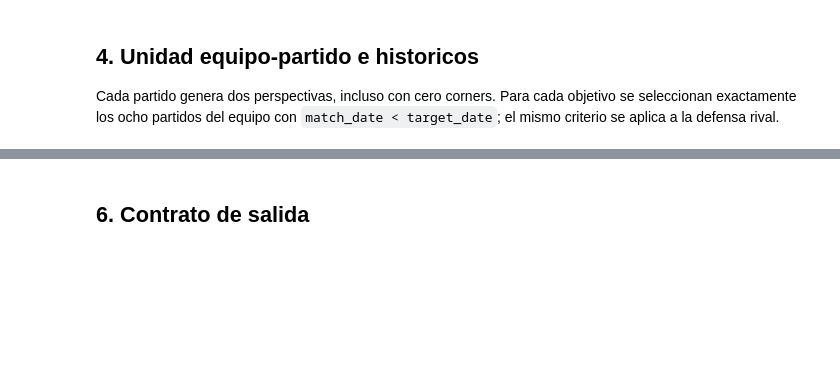
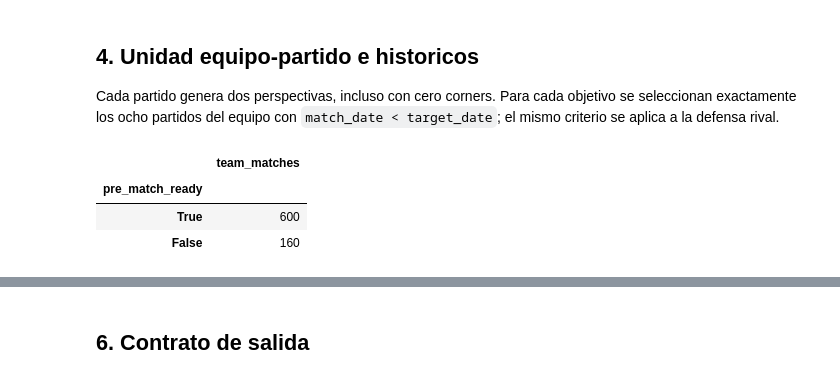
Before and after one commit to ElRubsSan/Corner_Scout, a Jupyter notebook: notebooks/04_ingenieria_variables.ipynb, the cells around one changed output, grey strips where cells are left out. Saved outputs shown, nothing was run; the diff lists cells and outputs as text; code cells hidden in the pictures; blank space fills up the shorter version.

```diff
--- a/notebooks/04_ingenieria_variables.ipynb
+++ b/notebooks/04_ingenieria_variables.ipynb
@@ -289,7 +398,8 @@ def historical_features(row, source_corners=corners):
     conceded_eval = conceded[conceded.valid_sequence]
     conceded_shots, conceded_n = conceded_eval.shot_within_15s.sum(), len(conceded_eval)
     taker_counts = team_corners.player.value_counts()
-    zone_counts = team_corners.delivery_zone.value_counts()
+    direct_with_zone = team_corners[team_corners["delivery_zone"].notna()]
+    zone_counts = direct_with_zone["delivery_zone"].value_counts()
     result.update({
         "hist_corners_per_match": len(team_corners) / HISTORY_MATCHES,
         "hist_scr15_raw": ratio(team_shots, team_n),
@@ -298,7 +408,7 @@ def historical_features(row, source_corners=corners):
         "hist_short_share": ratio(team_corners.short_proxy.sum(), len(team_corners)),
         "hist_high_share": ratio(team_corners.is_high.sum(), len(team_corners)),
         "hist_top_taker_share": ratio(taker_counts.max() if len(taker_counts) else 0, len(team_corners)),
-        "hist_dominant_zone_share": ratio(zone_counts.max() if len(zone_counts) else 0, len(team_corners)),
+        "hist_dominant_zone_share": ratio(zone_counts.max() if len(zone_counts) else 0, len(direct_with_zone)),
         "hist_score_losing_share": ratio(team_corners.game_state.eq("losing").sum(), len(team_corners)),
         "opp_hist_scr15_conceded_raw": ratio(conceded_shots, conceded_n),
         "opp_hist_scr15_conceded_smoothed": (conceded_shots + SMOOTHING_STRENGTH * league_rate) / (conceded_n + SMOOTHING_STRENGTH),
@@ -312,33 +422,38 @@ ready = features[features.pre_match_ready]
 assert ready.history_n_matches.eq(8).all() and ready.opp_history_n_matches.eq(8).all()
 assert (ready.history_max_date < ready.match_date).all()
 assert (ready.opp_history_max_date < ready.match_date).all()
 for row in ready.itertuples():
     assert row.match_id not in json.loads(row.history_match_ids)
     assert row.match_id not in json.loads(row.opp_history_match_ids)
     expected = prior_rows(row.team, row.match_date).match_id.astype(int).tolist()
     assert json.loads(row.history_match_ids) == expected
 
 # Perturbar todos los resultados presentes y futuros no puede alterar el pasado del objetivo.
 probe = ready.sort_values(["match_date", "match_id", "team"]).iloc[len(ready) // 2]
 probe_observed = observed[(observed.match_id == probe.match_id) & (observed.team == probe.team)].iloc[0]
 baseline_probe = historical_features(probe_observed)
 perturbed = corners.copy()
 future = perturbed.match_date.ge(probe.match_date) & perturbed.valid_sequence
 perturbed.loc[future, "shot_within_15s"] = 1 - perturbed.loc[future, "shot_within_15s"].astype(int)
 perturbed.loc[future, "xg_sequence"] = 999.0
 mutated_probe = historical_features(probe_observed, perturbed)
 PERTURBATION_FIELDS = [
     "hist_scr15_raw", "hist_scr15_smoothed", "hist_xg_per_corner",
     "opp_hist_scr15_conceded_raw", "opp_hist_scr15_conceded_smoothed", "league_prior_scr15",
 ]
 for field in PERTURBATION_FIELDS:
     assert np.isclose(baseline_probe[field], mutated_probe[field], equal_nan=True), field
 perturbation_audit = pd.DataFrame([{
     "target_match_id": int(probe.match_id), "target_date": probe.match_date,
     "mutated_rows_on_or_after_target": int(future.sum()), "fields_checked": json.dumps(PERTURBATION_FIELDS),
     "passed": True,
 }])
 display(features.pre_match_ready.value_counts().rename_axis("pre_match_ready").to_frame("team_matches"))
+# %% [output]
+|  | team_matches |
+| pre_match_ready |  |
+| True | 600 |
+| False | 160 |
 # %%
 candidate_base = corners[corners.valid_sequence].merge(
     features[features.pre_match_ready], on=["match_id", "match_date", "team", "opponent"],
```
Also changed, not shown: parts of 11 cells of this notebook, 6 other files.
